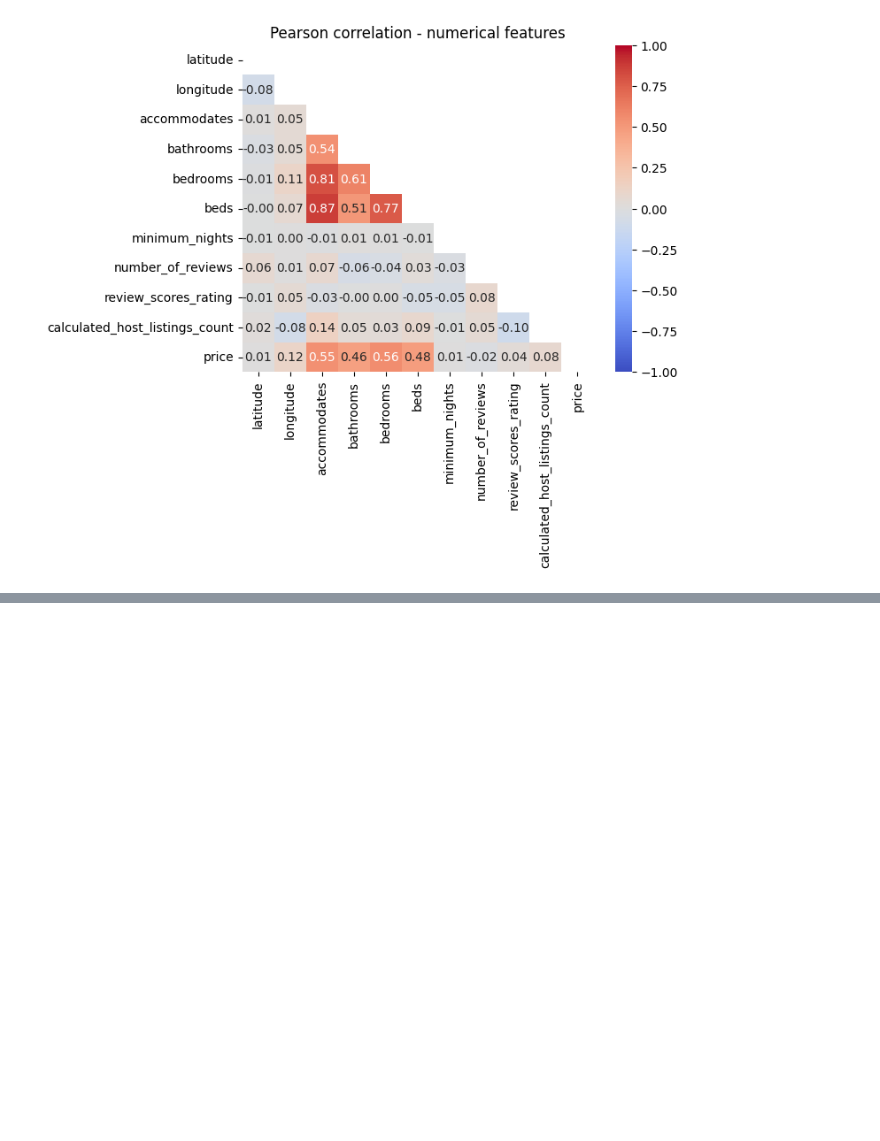
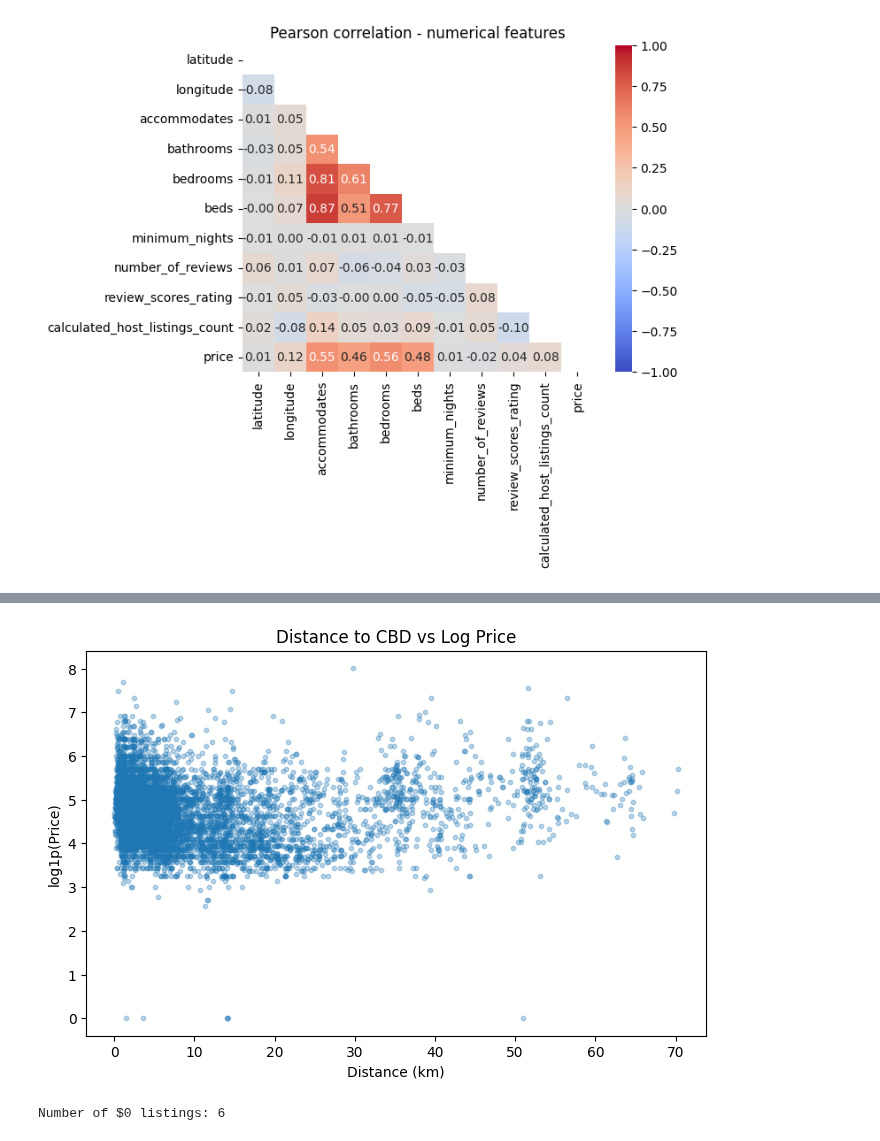
Before and after one commit to wadamiru/manual-ml, a Jupyter notebook: projects/regression/notebooks/airbnb_price_pred.ipynb, the cells around one changed output, grey strips where cells are left out. Drawn from its saved outputs; the diff is of its cells as text; code cells hidden in the pictures; blank space fills up the shorter version.

```diff
--- a/projects/regression/notebooks/airbnb_price_pred.ipynb
+++ b/projects/regression/notebooks/airbnb_price_pred.ipynb
@@ -298,0 +365,14 @@ To attend to this problem, a **new feature** `dist_cbd` (distance from melbourne
+# %%
+plt.figure(figsize=(8, 5))
+plt.scatter(df_tr['dist_cbd'], np.log1p(df_tr['price']), alpha=0.3, s=10)
+plt.title('Distance to CBD vs Log Price')
+plt.xlabel('Distance (km)')
+plt.ylabel('log1p(Price)')
+plt.show()
+# %% [output]
+[figure, added]
+# %%
+zero_prices = (df_tr['log price'] <= 0).sum()
+print(f"Number of $0 listings: {zero_prices}")
+# %% [output]
+Number of $0 listings: 6
```
Also changed, not shown: parts of 16 cells of this notebook, 1 other file.
